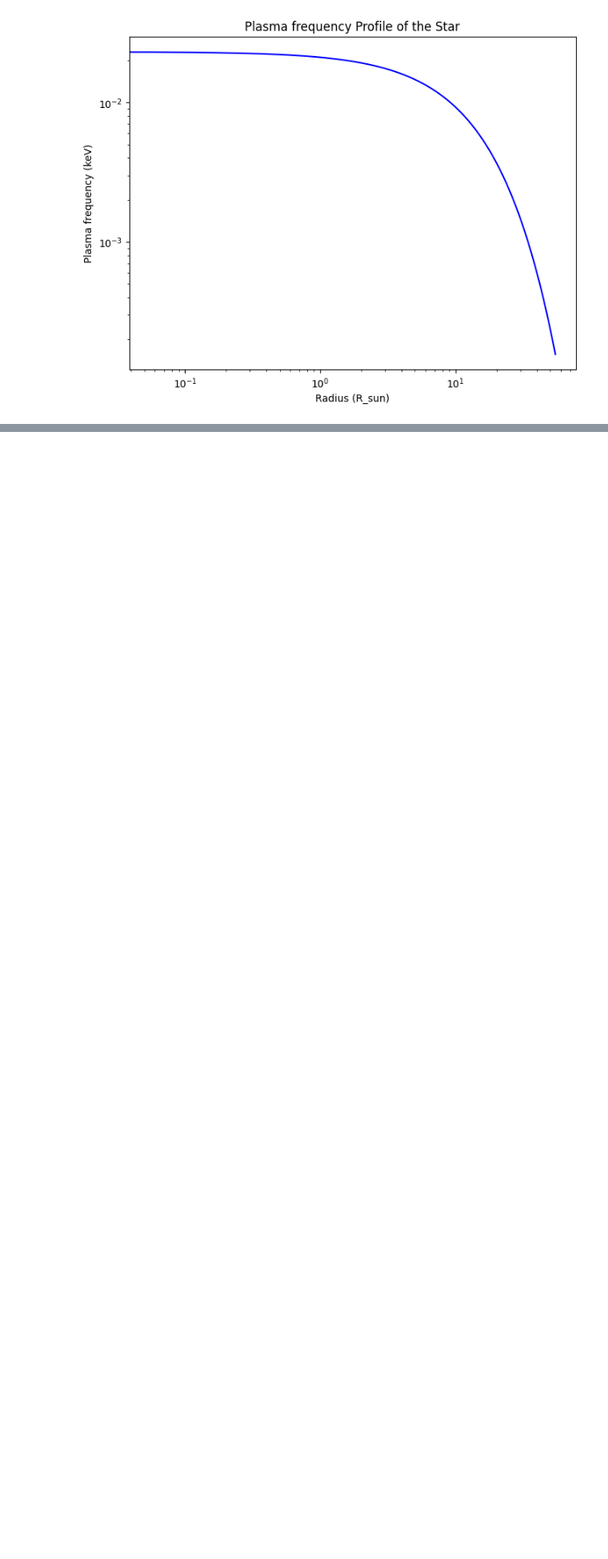
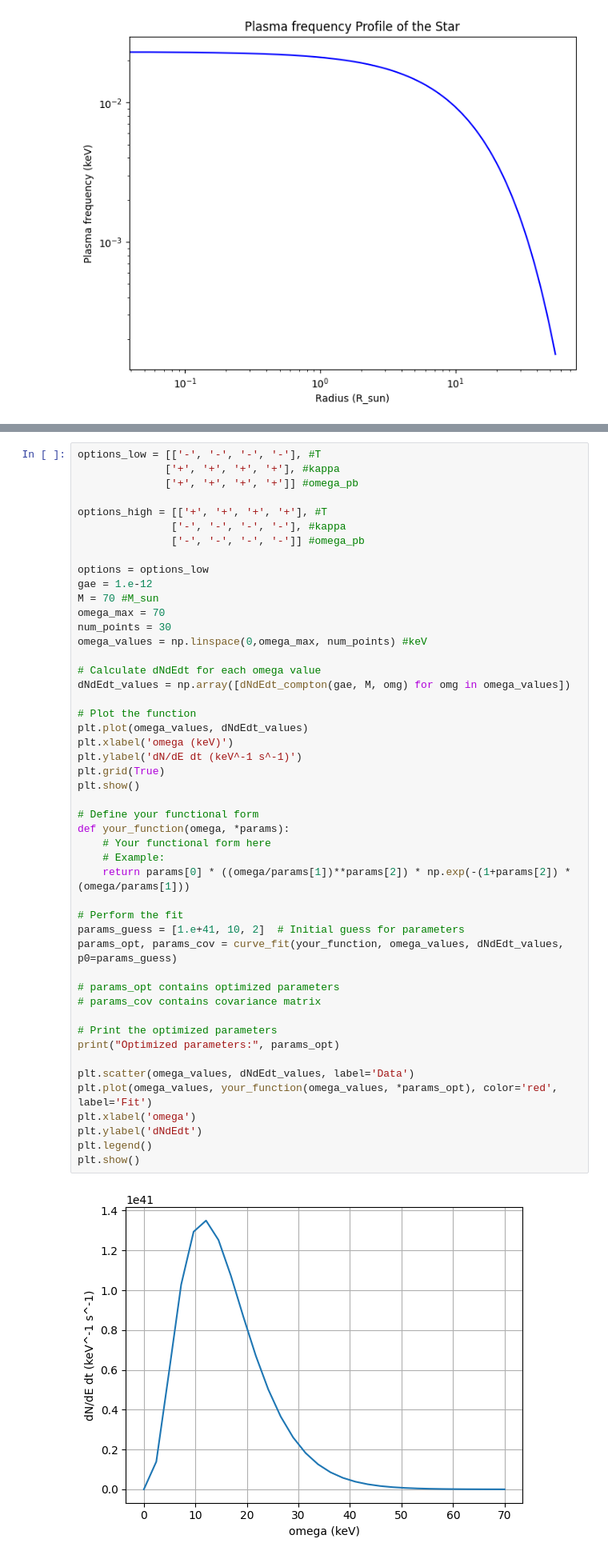
Before and after one commit to pcarenza95/MainSequence-Axion, a Jupyter notebook: AxionEmission.ipynb, the cells around one changed output, grey strips where cells are left out. Shown at 80% size. Drawn from its saved outputs; the diff is of its cells as text; blank space fills up the shorter version.

```diff
--- a/AxionEmission.ipynb
+++ b/AxionEmission.ipynb
@@ -534,0 +708,50 @@ plt.show()
+# %%
+options_low = [['-', '-', '-', '-'], #T
+              ['+', '+', '+', '+'], #kappa
+              ['+', '+', '+', '+']] #omega_pb
+
+options_high = [['+', '+', '+', '+'], #T
+               ['-', '-', '-', '-'], #kappa
+               ['-', '-', '-', '-']] #omega_pb
+
+options = options_low
+gae = 1.e-12
+M = 70 #M_sun
+omega_max = 70
+num_points = 30
+omega_values = np.linspace(0,omega_max, num_points) #keV
+
+# Calculate dNdEdt for each omega value
+dNdEdt_values = np.array([dNdEdt_compton(gae, M, omg) for omg in omega_values])
+
+# Plot the function
+plt.plot(omega_values, dNdEdt_values)
+plt.xlabel('omega (keV)')
+plt.ylabel('dN/dE dt (keV^-1 s^-1)')
+plt.grid(True)
+plt.show()
+
+# Define your functional form
+def your_function(omega, *params):
+    # Your functional form here
+    # Example:
+    return params[0] * ((omega/params[1])**params[2]) * np.exp(-(1+params[2]) * (omega/params[1]))
+
+# Perform the fit
+params_guess = [1.e+41, 10, 2]  # Initial guess for parameters
+params_opt, params_cov = curve_fit(your_function, omega_values, dNdEdt_values, p0=params_guess)
+
+# params_opt contains optimized parameters
+# params_cov contains covariance matrix
+
+# Print the optimized parameters
+print("Optimized parameters:", params_opt)
+
+plt.scatter(omega_values, dNdEdt_values, label='Data')
+plt.plot(omega_values, your_function(omega_values, *params_opt), color='red', label='Fit')
+plt.xlabel('omega')
+plt.ylabel('dNdEdt')
+plt.legend()
+plt.show()
+# %% [output]
+[figure, added]
```
Also changed, not shown: parts of 10 cells of this notebook.
